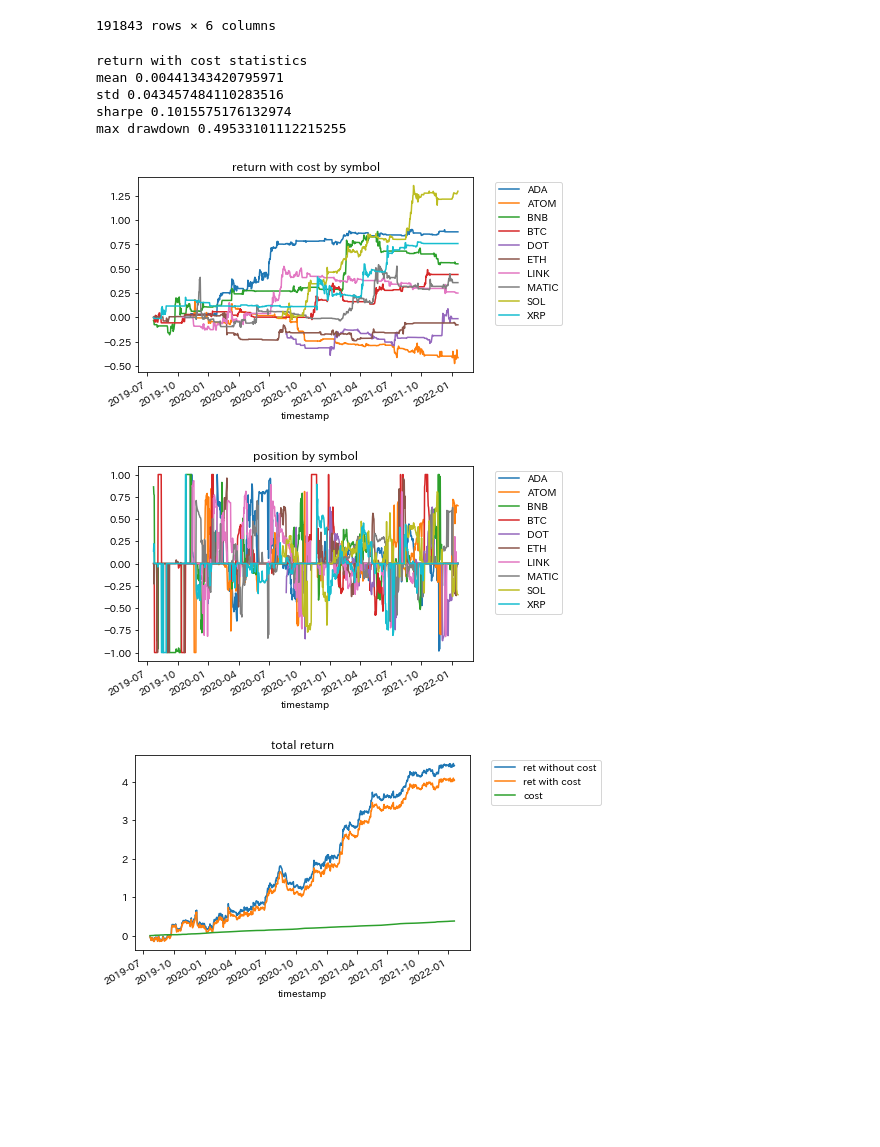
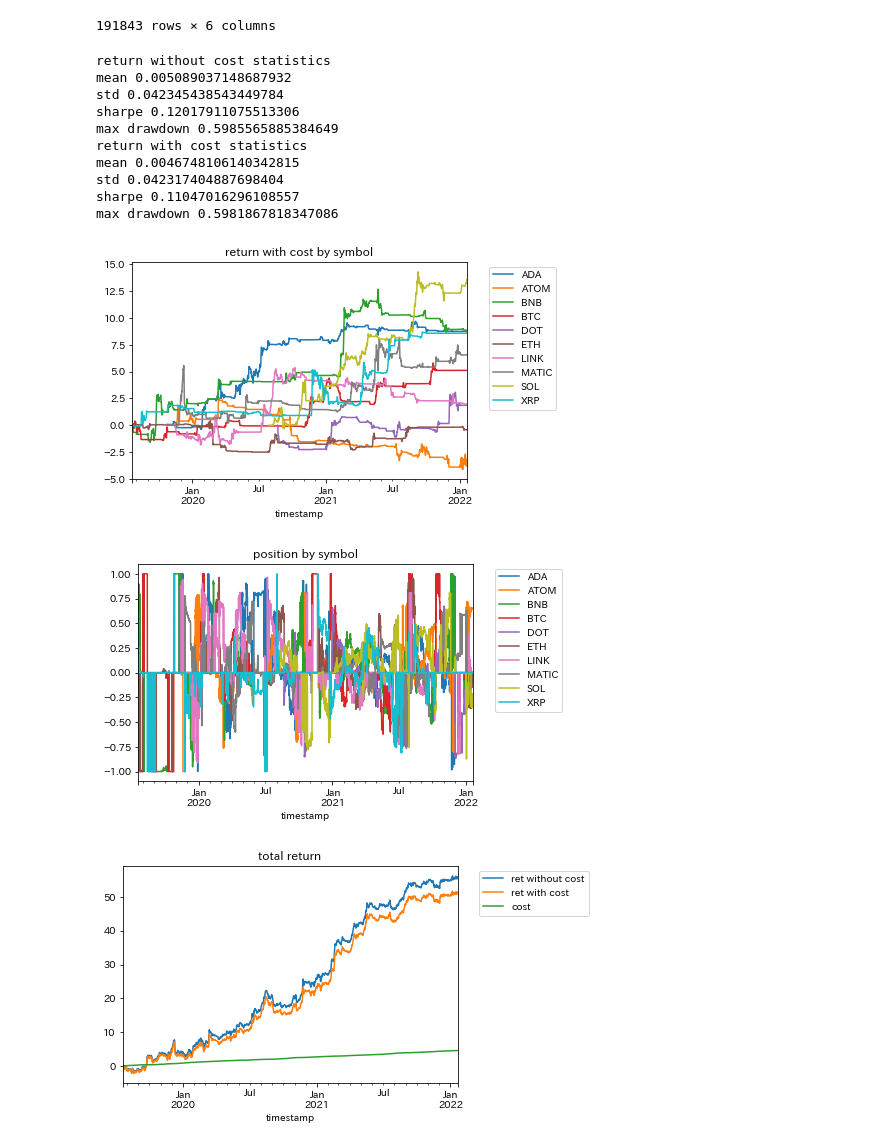
Before and after one commit to alphasea-dapp/alphasea-example-model, a Jupyter notebook: notebooks/example_model_portfolio.ipynb, the cells around one changed output. Cells and saved outputs as stored; diff of their text form; code cells hidden in the pictures; blank space fills up the shorter version.

```diff
--- a/notebooks/example_model_portfolio.ipynb
+++ b/notebooks/example_model_portfolio.ipynb
@@ -23,8 +23,8 @@ cloudpickle.register_pickle_by_value(src) # for model portability
 # %%
 # symbols = 'BTC,ETH'.split(',')
 symbols = os.getenv('ALPHASEA_SYMBOLS').split(',') # 売買代金が多く、古いもの
-df = fetch_daily_ohlcv(symbols=symbols, with_target=True, interval_sec=60 * 60)
-df.to_pickle('/tmp/df_hourly.pkl')
+df = fetch_ohlcv(symbols=symbols, with_target=True)
+df.to_pickle('/tmp/df.pkl')
 display(df)
 # %% [output]
 |  |  | op | hi | lo | cl | execution_start_at | ret |
@@ -44,7 +44,7 @@ display(df)
 # %%
 class ExampleModelPortfolio:
     def __init__(self):
-        self.interval_sec = 60 * 60
+        self.max_data_sec = 2 * 30 * 24 * 60 * 60 # for predict script
 
     def predict(self, df):
         df_x = df.reset_index().pivot(
@@ -59,7 +59,7 @@ class ExampleModelPortfolio:
 
         df_weight = df_x.copy() * 0
         for i in range(df_x.shape[0]):
-            if df_x.index[i].hour != 23:
+            if df_x.index[i].hour % 2 != 1:
                 continue
             df_cov = df_x.iloc[max(0, i - cov_len + 1):i + 1]
             S, _ = ledoit_wolf(df_cov)
@@ -110,29 +110,33 @@ def optimize_mv(mu=None, S=None, target_std=None, max_total_pos=None):
 
     return weight
 # %%
-df = pd.read_pickle('/tmp/df_hourly.pkl')
-df = df.dropna()
+df = pd.read_pickle('/tmp/df.pkl')
 
 model = ExampleModelPortfolio()
 
 df['pos'] = model.predict(df)
-df = df.loc[df.index.get_level_values('timestamp').hour == 23]
+df = df.dropna()
 visualize_result(df)
 
 # save model as portable format
 data = cloudpickle.dumps(model)
 data = lzma.compress(data)
 with open('/home/jovyan/data/example_model_portfolio.xz', 'wb') as f:
     f.write(data)
 # %% [output]
+return without cost statistics
+mean 0.005089037148687932
+std 0.042345438543449784
+sharpe 0.12017911075513306
+max drawdown 0.5985565885384649
 return with cost statistics
-mean 0.00441343420795971
-std 0.043457484110283516
-sharpe 0.1015575176132974
-max drawdown 0.49533101112215255
+mean 0.0046748106140342815
+std 0.042317404887698404
+sharpe 0.11047016296108557
+max drawdown 0.5981867818347086
-[figure, old version]
+[figure, new version]
-[figure, old version]
+[figure, new version]
-[figure, old version]
+[figure, new version]
 # %%
 # model validation (Just run this cell in the new kernel to make sure you saved it in a portable format.)
 
```
Also changed, not shown: parts of 2 cells of this notebook, 5 other files.
